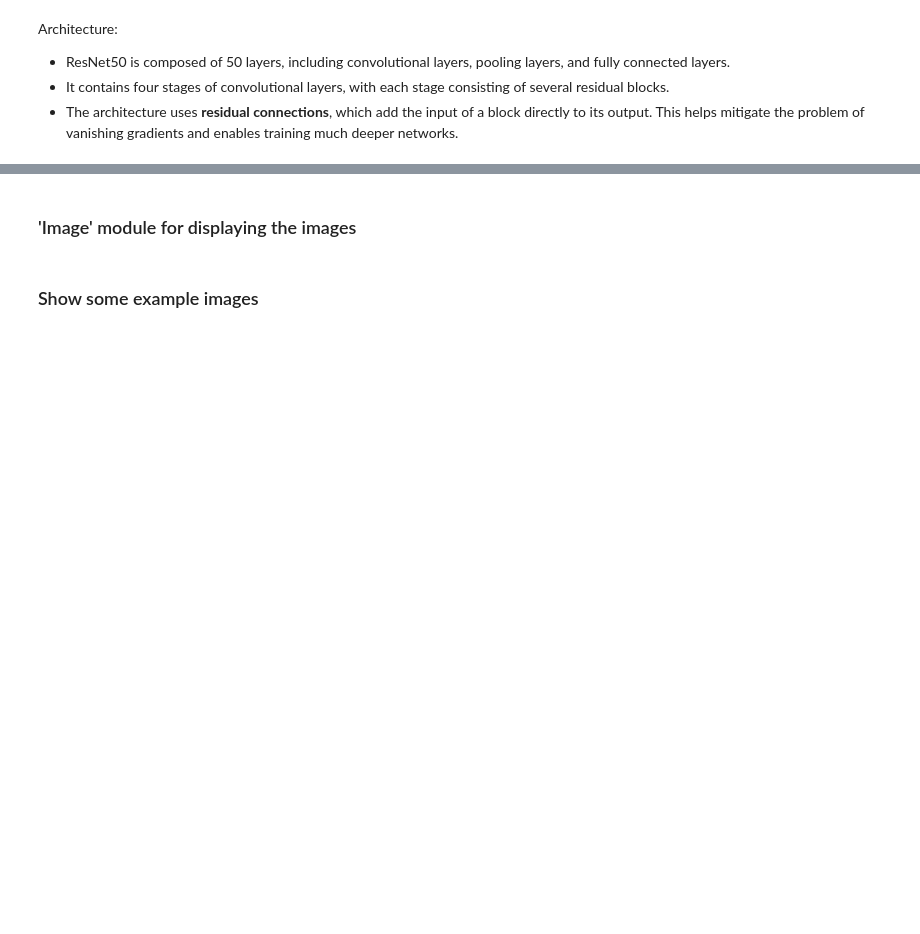
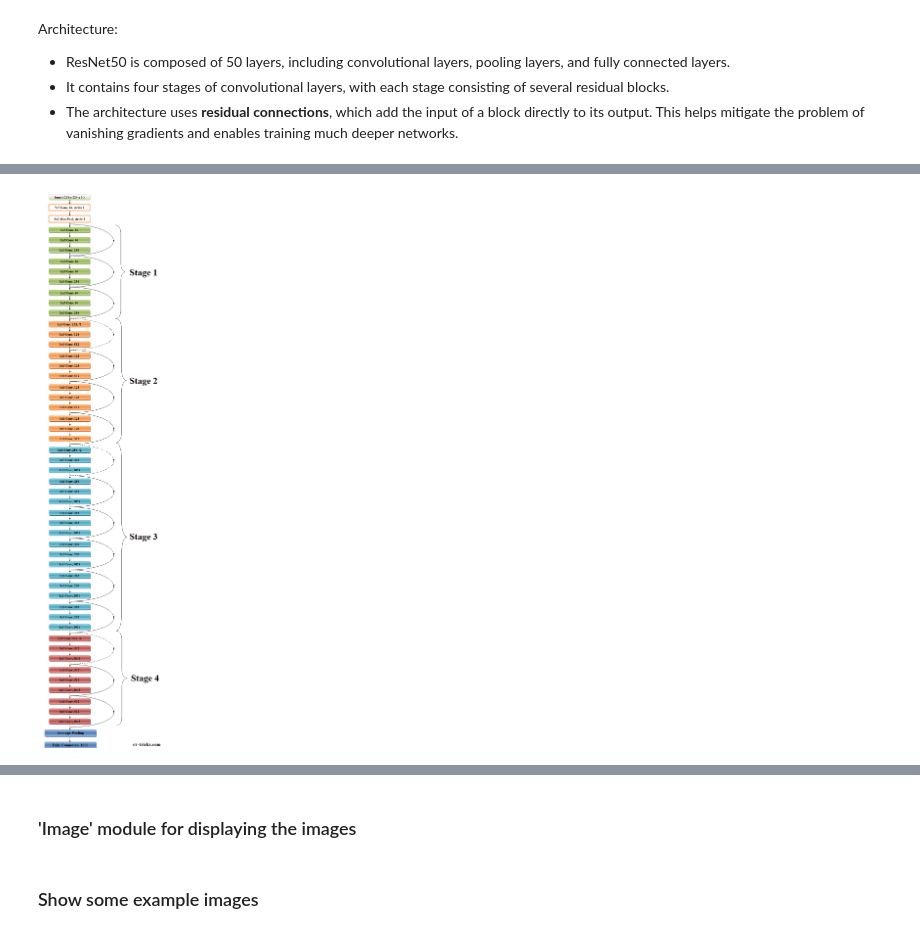
Before and after one commit to Arko04/Colab, a Jupyter notebook: AI_project1.ipynb, the cells around one changed output, grey strips where cells are left out. Saved outputs shown, nothing was run; the diff lists cells and outputs as text; code cells hidden in the pictures; blank space fills up the shorter version.

```diff
--- a/AI_project1.ipynb
+++ b/AI_project1.ipynb
@@ -318,0 +323,4 @@ The model has a series of convolutional layers, each followed by a max-pooling l
+# %%
+Image(filename='/content/grive/MyDrive/Slides/Project1/ResNet50_architecture-1.png', width=500,height=3000)
+# %% [output]
+[figure, added]
```
Also changed, not shown: parts of 59 cells of this notebook.
